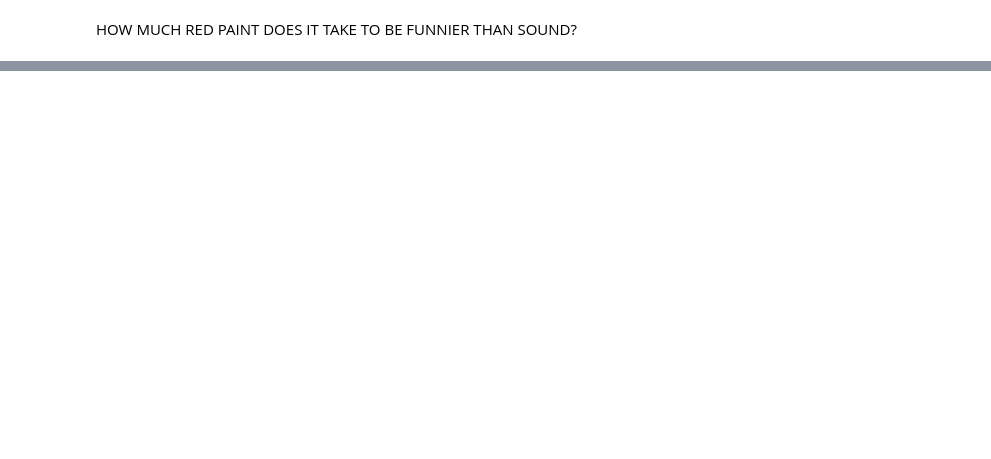
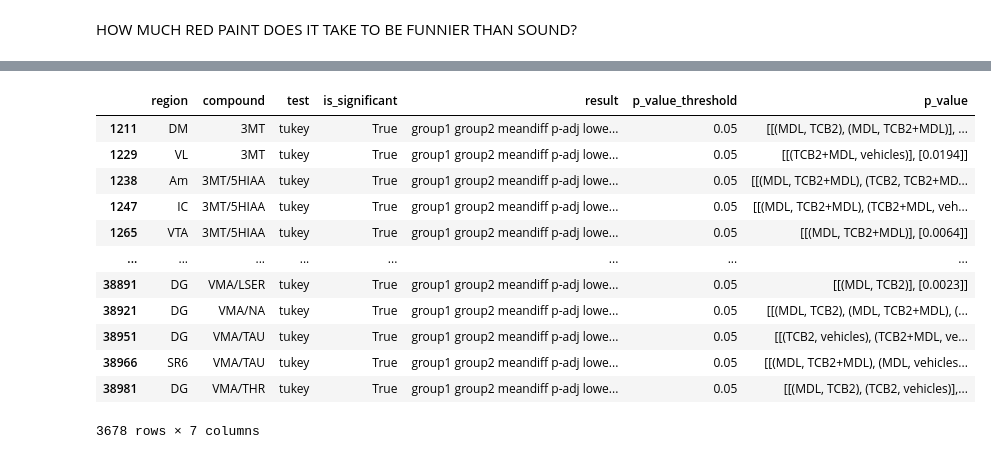
Before and after one commit to remicorne/phd, a Jupyter notebook: TESTING.ipynb, the cells around one changed output, grey strips where cells are left out. Drawn from its saved outputs; the diff is of its cells as text; code cells hidden in the pictures; blank space fills up the shorter version.

```diff
--- a/TESTING.ipynb
+++ b/TESTING.ipynb
@@ -67,0 +96,16 @@ ModuleNotFoundError: No module named 'core'
+# %%
+project.statistics.select({"test": "tukey", "is_significant": True})
+# %% [output]
+|  | region | compound | test | is_significant | result | p_value_threshold | p_value |
+| 1211 | DM | 3MT | tukey | True | group1 group2 meandiff p-adj lowe... | 0.05 | [[(MDL, TCB2), (MDL, TCB2+MDL)], ... |
+| 1229 | VL | 3MT | tukey | True | group1 group2 meandiff p-adj lowe... | 0.05 | [[(TCB2+MDL, vehicles)], [0.0194]] |
+| 1238 | Am | 3MT/5HIAA | tukey | True | group1 group2 meandiff p-adj lowe... | 0.05 | [[(MDL, TCB2+MDL), (TCB2, TCB2+MD... |
+| 1247 | IC | 3MT/5HIAA | tukey | True | group1 group2 meandiff p-adj lowe... | 0.05 | [[(MDL, TCB2+MDL), (TCB2+MDL, veh... |
+| 1265 | VTA | 3MT/5HIAA | tukey | True | group1 group2 meandiff p-adj lowe... | 0.05 | [[(MDL, TCB2+MDL)], [0.0064]] |
+| ... | ... | ... | ... | ... | ... | ... | ... |
+| 38891 | DG | VMA/LSER | tukey | True | group1 group2 meandiff p-adj lowe... | 0.05 | [[(MDL, TCB2)], [0.0023]] |
+| 38921 | DG | VMA/NA | tukey | True | group1 group2 meandiff p-adj lowe... | 0.05 | [[(MDL, TCB2), (MDL, TCB2+MDL), (... |
+| 38951 | DG | VMA/TAU | tukey | True | group1 group2 meandiff p-adj lowe... | 0.05 | [[(TCB2, vehicles), (TCB2+MDL, ve... |
+| 38966 | SR6 | VMA/TAU | tukey | True | group1 group2 meandiff p-adj lowe... | 0.05 | [[(MDL, TCB2+MDL), (MDL, vehicles... |
+| 38981 | DG | VMA/THR | tukey | True | group1 group2 meandiff p-adj lowe... | 0.05 | [[(MDL, TCB2), (TCB2, vehicles)],... |
+3678 rows × 7 columns
```
Also changed, not shown: parts of 13 cells of this notebook.
